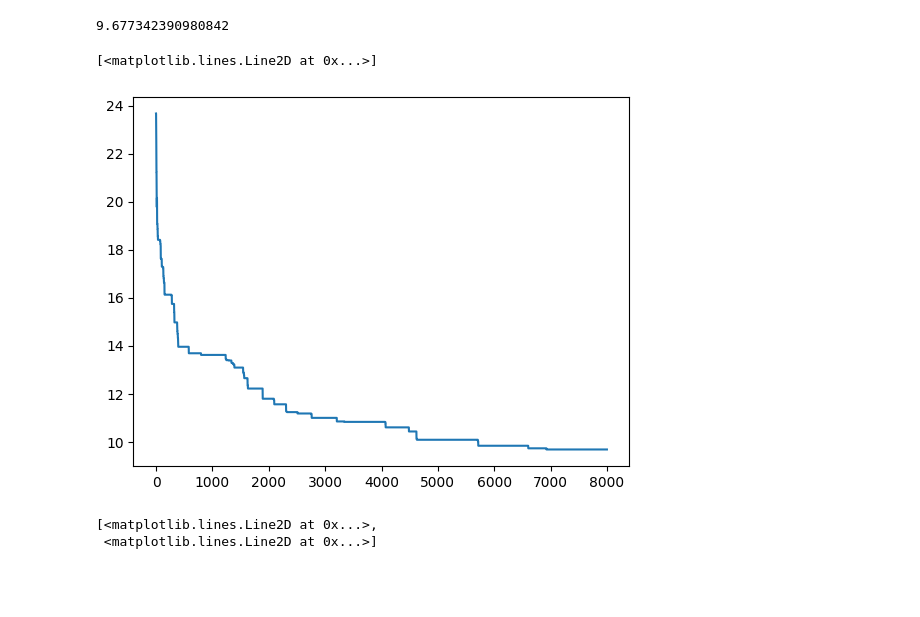
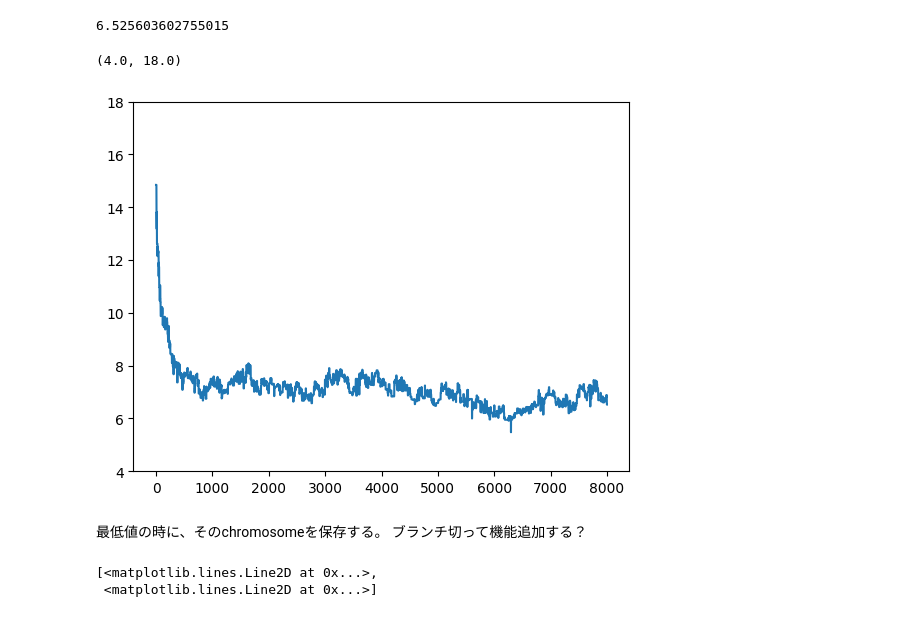
Before and after one commit to yanagawa-403/GA_TSP, a Jupyter notebook: GA_main.ipynb, the cells around one changed output. Drawn from its saved outputs; the diff is of its cells as text; code cells hidden in the pictures; blank space fills up the shorter version.

```diff
--- a/GA_main.ipynb
+++ b/GA_main.ipynb
@@ -11,7 +9,7 @@ ind_num = 40 #一世代の個体数
 gen_num = 8000 #目標の世代数
 co_method_num = 0 #交叉の方法
 selection_method_num = 0 #淘汰の方法
-mutation_probability = 0.01 #突然変異の確率
+mutation_probability = 0.1 #突然変異の確率
 #交叉の確率を設定。90~95%くらい
 # %%
 class Individual:
@@ -68,7 +66,7 @@ class SelectionTest:
     #for i in range(len(input)):
       #print(input[i].fitness)
 # %%
-point_num = 50#巡回するポイントの数
+point_num = 40#巡回するポイントの数
 #point_list = list(range(point_num))
 xPos = np.random.rand(point_num)#ポイントの数だけランダムな座標を生成
 yPos = np.random.rand(point_num)
@@ -255,9 +253,11 @@ for i in range(ind_num):
 #genelation[0].setDefaultCoordinate(coordinate)
 #for i in range(ind_num):
 # genelation[i].getFitness()
+min_coordinate = 100000
 
 sel_test = SelectionTest()
-co_test = TestCO()
+#co_test = TestCO()
+co_test = PMX()
 cnt_m = 0
 for i in range(gen_num):
   co_test.co(generation)
@@ -273,6 +273,8 @@ for i in range(gen_num):
       #print("mutation", cnt_m)
   generation.sort(key=lambda x: x.fitness)
   plot_lst.append([i,generation[0].fitness])
+  if generation[0].fitness < min_coordinate:
+    min_coordinate = generation[0].fitness
   random.shuffle(generation)
 print("mutation",cnt_m)
 # %% [output]
@@ -320,9 +322,10 @@ plt.ylim(0, 1)
 # %%
 print(plot_lst[len(plot_lst)-1][1])
 plot_lst_tp = np.transpose(plot_lst)
 #print(plot_lst_tp)
 plt.plot(plot_lst_tp[0], plot_lst_tp[1])
+plt.ylim(4, 18)
 # %% [output]
-9.677342390980842
+6.525603602755015
-[<matplotlib.lines.Line2D at 0x...>]
+(4.0, 18.0)
-[figure, old version]
+[figure, new version]
@@ -329,3 +339,6 @@ plt.plot(plot_lst_tp[0], plot_lst_tp[1])
+# %% [markdown]
+最低値の時に、そのchromosomeを保存する。
+ブランチ切って機能追加する？
 # %%
 plt.plot(plot_lst)
 # %% [output]
```
Also changed, not shown: parts of 5 cells of this notebook.
